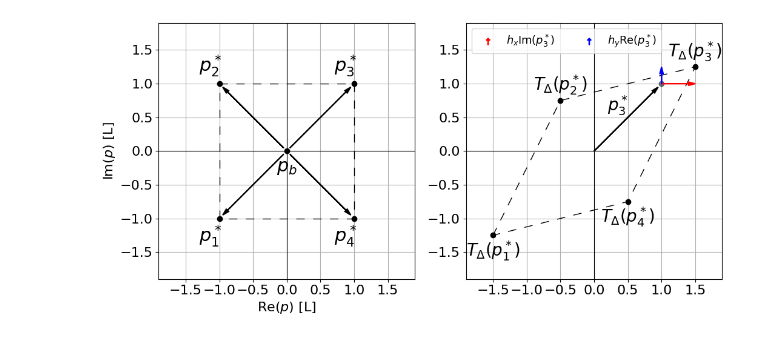
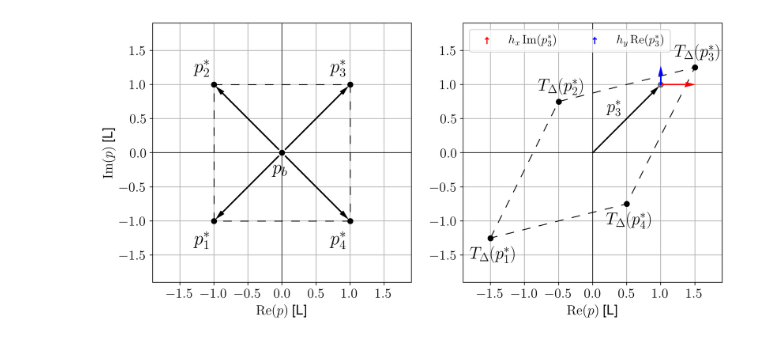
Before and after one commit to Swarm-Systems-Lab/affine-formation-control, a Jupyter notebook: paper_figures.ipynb, the cells around one changed output. Saved outputs shown, nothing was run; the diff lists cells and outputs as text; code cells hidden in the pictures.

Commit message:
Added latex font in paper figure 1

```diff
--- a/paper_figures.ipynb
+++ b/paper_figures.ipynb
@@ -13,12 +13,11 @@ from matplotlib.legend import Legend
 
 import matplotlib
 
-matplotlib.rcParams['font.size'] = 16
-matplotlib.rcParams['mathtext.fontset'] = 'custom'
-matplotlib.rcParams['mathtext.rm'] = 'Bitstream Vera Sans'
-matplotlib.rcParams['mathtext.it'] = 'Bitstream Vera Sans:italic'
-matplotlib.rcParams['mathtext.bf'] = 'Bitstream Vera Sans:bold'
-matplotlib.rcParams['text.latex.preamble'] = r'\usepackage{amsmath}'
+matplotlib.rcParams["font.size"] = 16
+
+matplotlib.rcParams["text.usetex"] = True
+matplotlib.rcParams["font.family"] = "sans-serif"
+matplotlib.rcParams["font.sans-serif"] = "Helvetica"
 # %%
 def vector2d(axis, P0, Pf, c="k", ls="-", s=1, lw=2, hw=0.05, hl=0.1, alpha=1, zorder=2):
     """
@@ -59,7 +58,7 @@ class article_plotter:
         # ax2.set_axis_off()
         ax1.set_xlabel("$\operatorname{Re}(p)$ [L]")
         ax1.set_ylabel("$\operatorname{Im}(p)$ [L]")
-        # ax2.set_xlabel("$\operatorname{Re}(p)$ [L]")
+        ax2.set_xlabel("$\operatorname{Re}(p)$ [L]")
         # ax2.set_ylabel("$\operatorname{Im}(p)$ [L]")
 
         lw_zero = 0.8
@@ -82,8 +81,8 @@ class article_plotter:
 
         # Affine transformation vectors
         ax2.plot(np.real(P[2]), np.imag(P[2]), ".k", markersize=12, alpha=0.5)
-        vector2d(ax2, [np.real(P[2]), np.imag(P[2])], [np.real(P_hat[2]-P[2]), 0], c="r", lw=1.5)
-        vector2d(ax2, [np.real(P[2]), np.imag(P[2])], [0, np.imag(P_hat[2]-P[2])], c="b", lw=1.5)
+        vector2d(ax2, [np.real(P[2]), np.imag(P[2])], [np.real(P_hat[2]-P[2])*0.95, 0], c="r", lw=1.5)
+        vector2d(ax2, [np.real(P[2]), np.imag(P[2])], [0, np.imag(P_hat[2]-P[2])*0.95], c="b", lw=1.5)
         # ax2.text(np.real(P[2]), np.imag(P[2])-0.3, "$h_x \operatorname{Im}(p_3^*)$", fontdict={"size":20, "color":"r"})
         # ax2.text(np.real(P[2])-0.85, np.imag(P[2])+0.35, "$h_y \operatorname{Re}(p_3^*)$", fontdict={"size":20, "color":"b"})
 
@@ -94,12 +93,12 @@ class article_plotter:
             a, b = np.real(P[i]), np.imag(P[i])
             a_hat, b_hat = np.real(P_hat[i]), np.imag(P_hat[i])
             ax1.text(a-0.3, b-0.08+np.sign(b)*0.26, r"$p^*_{}$".format(i+1), fontdict={"size":22})
-            ax2.text(a_hat-0.4, b_hat-0.08+np.sign(b_hat)*0.23, r"$T_\Delta(p^*_{})$".format(i+1), fontdict={"size":20})
+            ax2.text(a_hat-0.3, b_hat-0.07+np.sign(b_hat)*0.23, r"$T_\Delta(p^*_{})$".format(i+1), fontdict={"size":20})
 
         arr1 = plt.scatter([],[], c='r', marker=r'$\uparrow$',s=60)
         arr2 = plt.scatter([],[], c='b', marker=r'$\uparrow$',s=60)
         leg = Legend(ax2, [arr1, arr2], ["$h_x \operatorname{Im}(p_3^*)$", "$h_y \operatorname{Re}(p_3^*)$"],
-                    loc="upper left", prop={'size': 13}, ncol=2)
+                    loc="upper left", prop={'size': 14.5}, ncol=2)
         ax2.add_artist(leg)
 
         # Show the plot!!
@@ -107,8 +106,8 @@ class article_plotter:
 # %%
 P = np.array([-1-1j, -1+1j, 1+1j, 1-1j])
 hx, hy = 0.5,0.25
 
-plotter = article_plotter(dpi=100)
+plotter = article_plotter(dpi=200)
 plotter.plot_T_delta(P, hx, hy)
 # %% [output]
-[figure, old version]
+[figure, new version]
```
